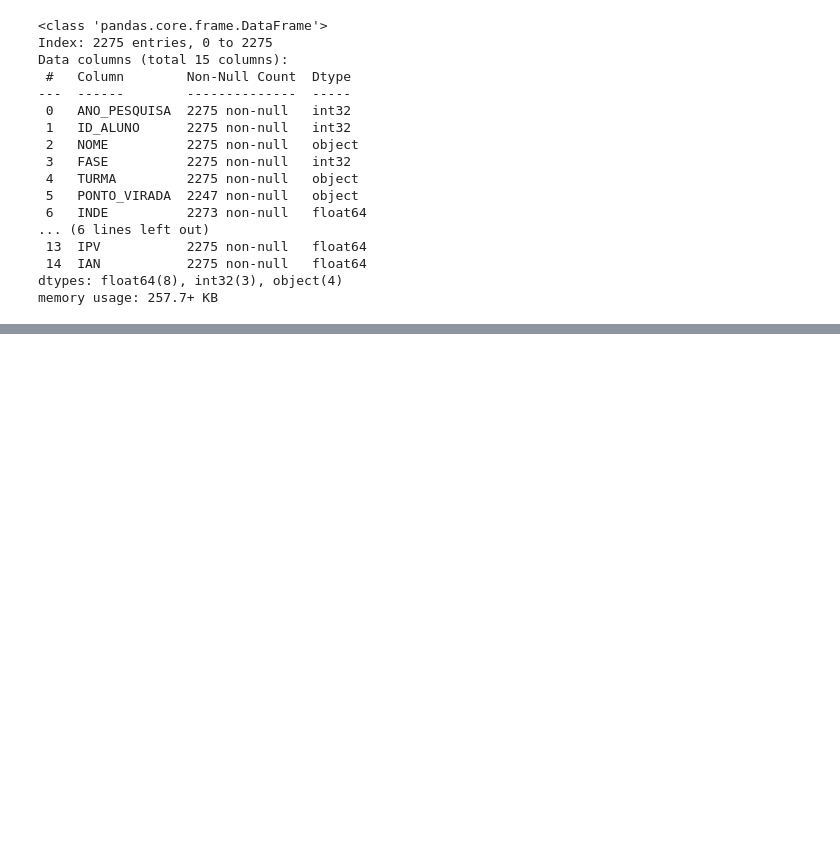
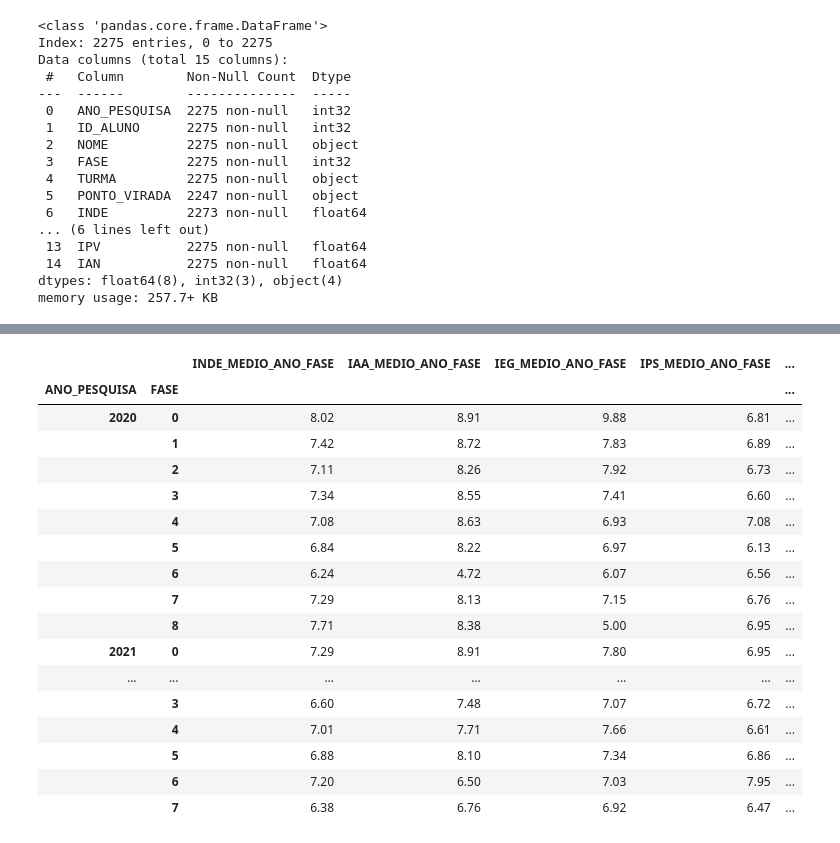
Before and after one commit to fredgcosta/datathon-postech-fiap, a Jupyter notebook: DATATHON_PREPARACAO.ipynb, the cells around one changed output, grey strips where cells are left out. Cells and saved outputs as stored; diff of their text form; code cells hidden in the pictures; blank space fills up the shorter version.

```diff
--- a/DATATHON_PREPARACAO.ipynb
+++ b/DATATHON_PREPARACAO.ipynb
@@ -25,5 +25,5 @@ df.drop('FASE_TURMA_2020', axis=1, inplace=True)
 # %%
-df['ID_ALUNO']=df['NOME'].str.split('-').str[1].astype(int)
-#df.set_index('ID_ALUNO', inplace=True)
-#df.drop('NOME', axis=1, inplace=True)
+df_original['ID_ALUNO']=df_original['NOME'].str.split('-').str[1].astype(int)
+#df_original.set_index('ID_ALUNO', inplace=True)
+#df_original.drop('NOME', axis=1, inplace=True)
 # %%
@@ -274,0 +281,23 @@ df_final_arredondamento.to_csv('dados_finais.csv', index=False)
+# %%
+df_media_ano_fase = df.groupby(['ANO_PESQUISA', 'FASE'])[['INDE', 'IAA', 'IEG', 'IPS', 'IDA', 'IPP', 'IPV','IAN']].mean().round(2)
+df_media_ano_fase.columns = ['INDE_MEDIO_ANO_FASE', 'IAA_MEDIO_ANO_FASE', 'IEG_MEDIO_ANO_FASE', 'IPS_MEDIO_ANO_FASE', 'IDA_MEDIO_ANO_FASE', 'IPP_MEDIO_ANO_FASE', 'IPV_MEDIO_ANO_FASE', 'IAN_MEDIO_ANO_FASE']
+df_media_ano_fase
+# %% [output]
+|  |  | INDE_MEDIO_ANO_FASE | IAA_MEDIO_ANO_FASE | IEG_MEDIO_ANO_FASE | IPS_MEDIO_ANO_FASE | ... |
+| ANO_PESQUISA | FASE |  |  |  |  | ... |
+| 2020 | 0 | 8.02 | 8.91 | 9.88 | 6.81 | ... |
+|  | 1 | 7.42 | 8.72 | 7.83 | 6.89 | ... |
+|  | 2 | 7.11 | 8.26 | 7.92 | 6.73 | ... |
+|  | 3 | 7.34 | 8.55 | 7.41 | 6.60 | ... |
+|  | 4 | 7.08 | 8.63 | 6.93 | 7.08 | ... |
+|  | 5 | 6.84 | 8.22 | 6.97 | 6.13 | ... |
+|  | 6 | 6.24 | 4.72 | 6.07 | 6.56 | ... |
+|  | 7 | 7.29 | 8.13 | 7.15 | 6.76 | ... |
+|  | 8 | 7.71 | 8.38 | 5.00 | 6.95 | ... |
+| 2021 | 0 | 7.29 | 8.91 | 7.80 | 6.95 | ... |
+| ... | ... | ... | ... | ... | ... | ... |
+|  | 3 | 6.60 | 7.48 | 7.07 | 6.72 | ... |
+|  | 4 | 7.01 | 7.71 | 7.66 | 6.61 | ... |
+|  | 5 | 6.88 | 8.10 | 7.34 | 6.86 | ... |
+|  | 6 | 7.20 | 6.50 | 7.03 | 7.95 | ... |
+|  | 7 | 6.38 | 6.76 | 6.92 | 6.47 | ... |
```
Also changed, not shown: parts of 21 cells of this notebook, 3 other files.
